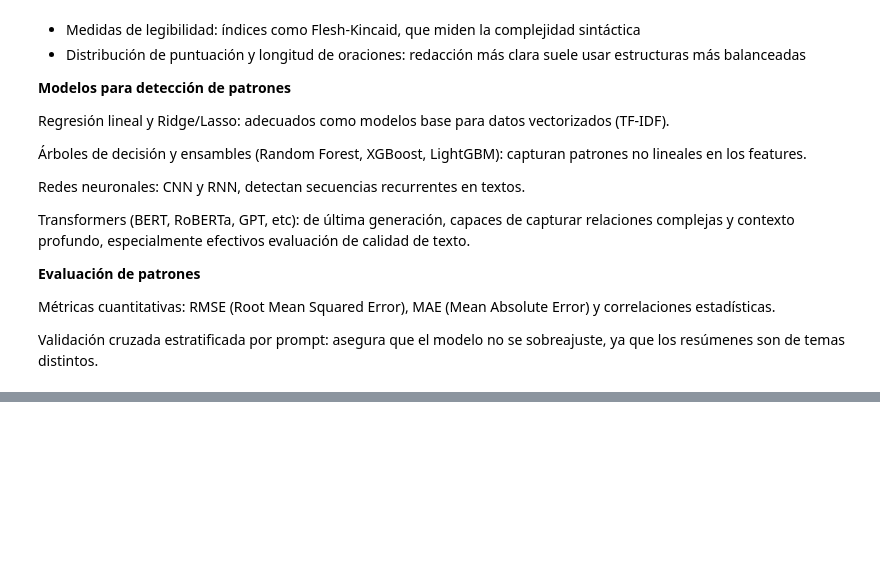
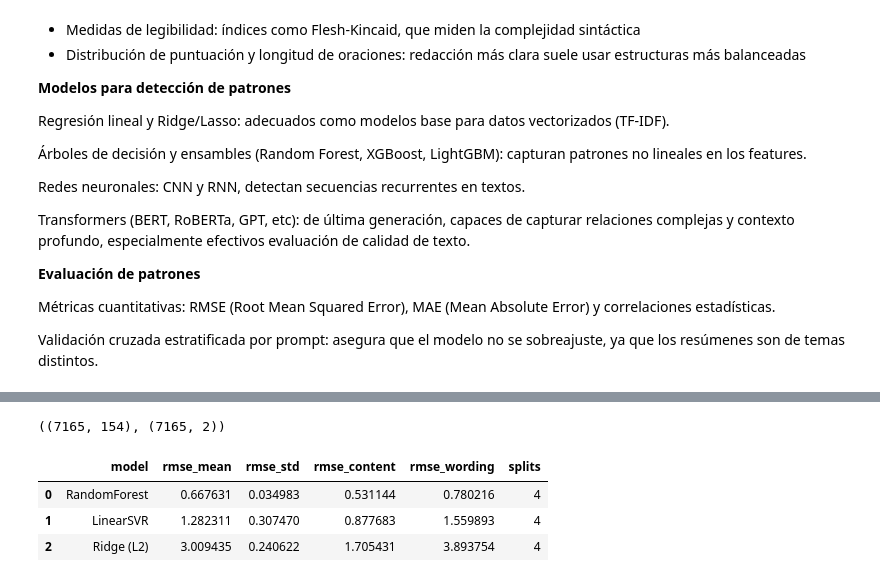
Before and after one commit to Saiyan-Javi/Proyecto2DS, a Jupyter notebook: Proyecto2DS.ipynb, the cells around one changed output, grey strips where cells are left out. Saved outputs shown, nothing was run; the diff lists cells and outputs as text; code cells hidden in the pictures; blank space fills up the shorter version.

```diff
--- a/Proyecto2DS.ipynb
+++ b/Proyecto2DS.ipynb
@@ -359,0 +164,76 @@ En los resultados se puede identificar una correlación moderada positiva entre
+# %%
+# Features: TF-IDF + SVD + num features
+from sklearn.feature_extraction.text import TfidfVectorizer
+from sklearn.decomposition import TruncatedSVD
+import numpy as np
+
+df['prompt_all'] = (df['prompt_title'].fillna('') + ' ' + df['prompt_text'].fillna('') + ' ' + df['prompt_question'].fillna('')).str.strip()
+df['text_all'] = (df['text_proc'] + ' ' + df['prompt_all'].str.lower()).str.strip()
+
+tfidf = TfidfVectorizer(max_features=30000, ngram_range=(1,2), min_df=2)
+X_tfidf = tfidf.fit_transform(df['text_all'].tolist())
+svd = TruncatedSVD(n_components=150, random_state=42)
+X_svd = svd.fit_transform(X_tfidf)
+
+num_feats = ['char_count','word_count','unique_word_ratio','avg_word_len']
+X_num = df[num_feats].to_numpy(dtype=float)
+
+X = np.hstack([X_svd, X_num])
+y = df[['content','wording']].to_numpy(dtype=float)
+groups = df['prompt_id'].to_numpy()
+X.shape, y.shape
+# %% [output]
+((7165, 154), (7165, 2))
+# %%
+# Modelos y validación GroupKFold
+from sklearn.model_selection import GroupKFold
+from sklearn.multioutput import MultiOutputRegressor
+from sklearn.linear_model import Ridge
+from sklearn.svm import LinearSVR
+from sklearn.ensemble import RandomForestRegressor
+from sklearn.metrics import mean_squared_error
+import pandas as pd
+import numpy as np
+import matplotlib.pyplot as plt
+
+def evaluate_models_group_rmse(X, y, groups, models, n_splits=4):
+    gkf = GroupKFold(n_splits=n_splits)
+    results = []
+    oof_by_model = {}
+    for mname, reg in models.items():
+        rmse_all, rmse_c, rmse_w = [], [], []
+        oof_pred = np.zeros_like(y)
+        for fold, (tr_idx, va_idx) in enumerate(gkf.split(X, y, groups)):
+            X_tr, X_va = X[tr_idx], X[va_idx]
+            y_tr, y_va = y[tr_idx], y[va_idx]
+            reg.fit(X_tr, y_tr)
+            y_hat = reg.predict(X_va)
+            oof_pred[va_idx] = y_hat
+            rmse_c.append(mean_squared_error(y_va[:,0], y_hat[:,0], squared=False))
+            rmse_w.append(mean_squared_error(y_va[:,1], y_hat[:,1], squared=False))
+            rmse_all.append(mean_squared_error(y_va, y_hat, squared=False))
+        results.append({
+            "model": mname,
+            "rmse_mean": float(np.mean(rmse_all)),
+            "rmse_std": float(np.std(rmse_all)),
+            "rmse_content": float(np.mean(rmse_c)),
+            "rmse_wording": float(np.mean(rmse_w)),
+            "splits": n_splits
+        })
+        oof_by_model[mname] = oof_pred
+    res_df = pd.DataFrame(results).sort_values("rmse_mean").reset_index(drop=True)
+    return res_df, oof_by_model
+
+models = {
+    "Ridge (L2)": MultiOutputRegressor(Ridge(alpha=1.0, random_state=42)),
+    "RandomForest": RandomForestRegressor(n_estimators=350, max_depth=None, random_state=42, n_jobs=-1),
+    "LinearSVR": MultiOutputRegressor(LinearSVR(epsilon=0.1, C=1.0, random_state=42)),
+}
+
+results_df, oof_by_model = evaluate_models_group_rmse(X, y, groups, models, n_splits=4)
+results_df
+# %% [output]
+|  | model | rmse_mean | rmse_std | rmse_content | rmse_wording | splits |
+| 0 | RandomForest | 0.667631 | 0.034983 | 0.531144 | 0.780216 | 4 |
+| 1 | LinearSVR | 1.282311 | 0.307470 | 0.877683 | 1.559893 | 4 |
+| 2 | Ridge (L2) | 3.009435 | 0.240622 | 1.705431 | 3.893754 | 4 |
```
Also changed, not shown: parts of 25 cells of this notebook.
